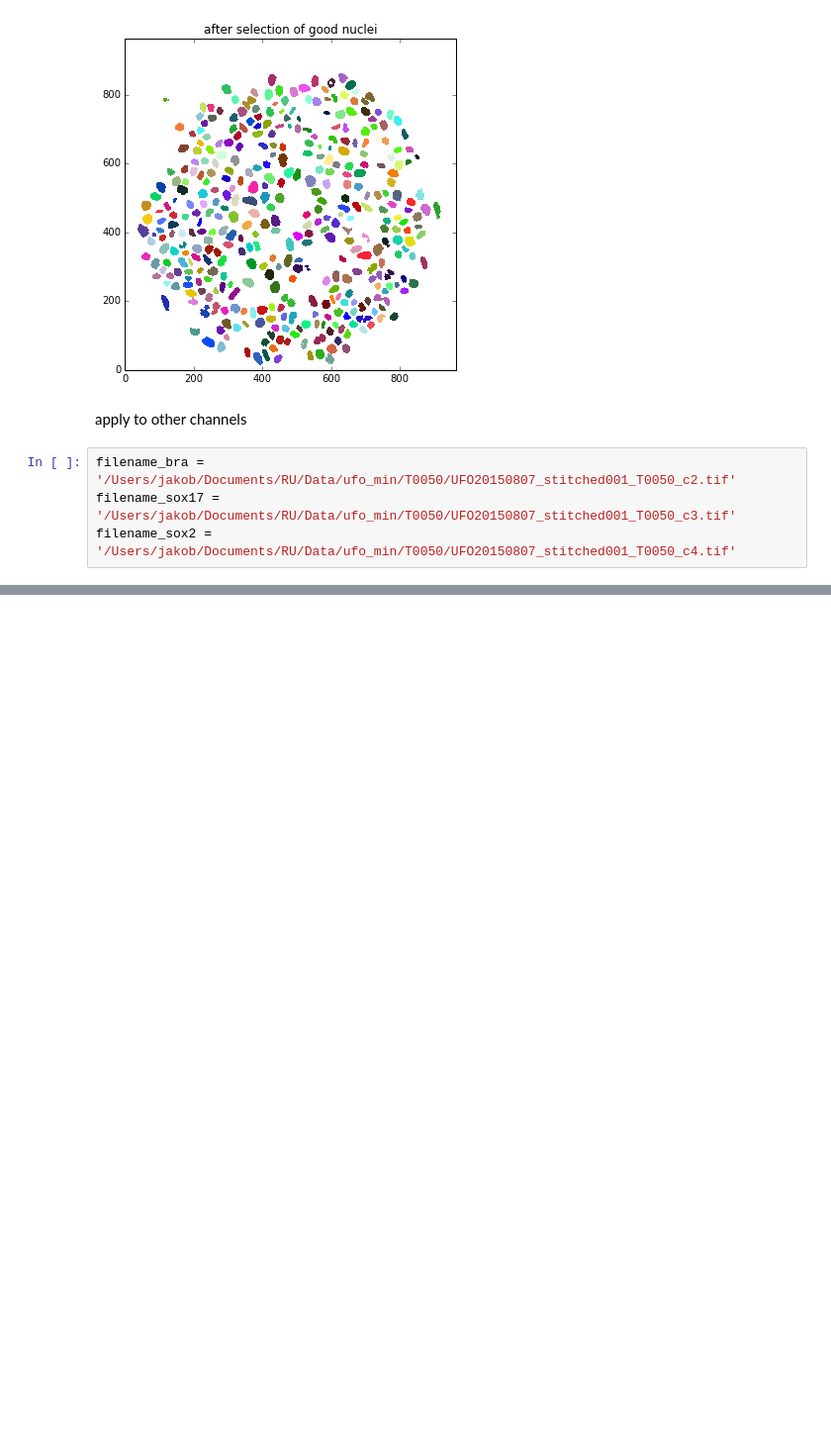
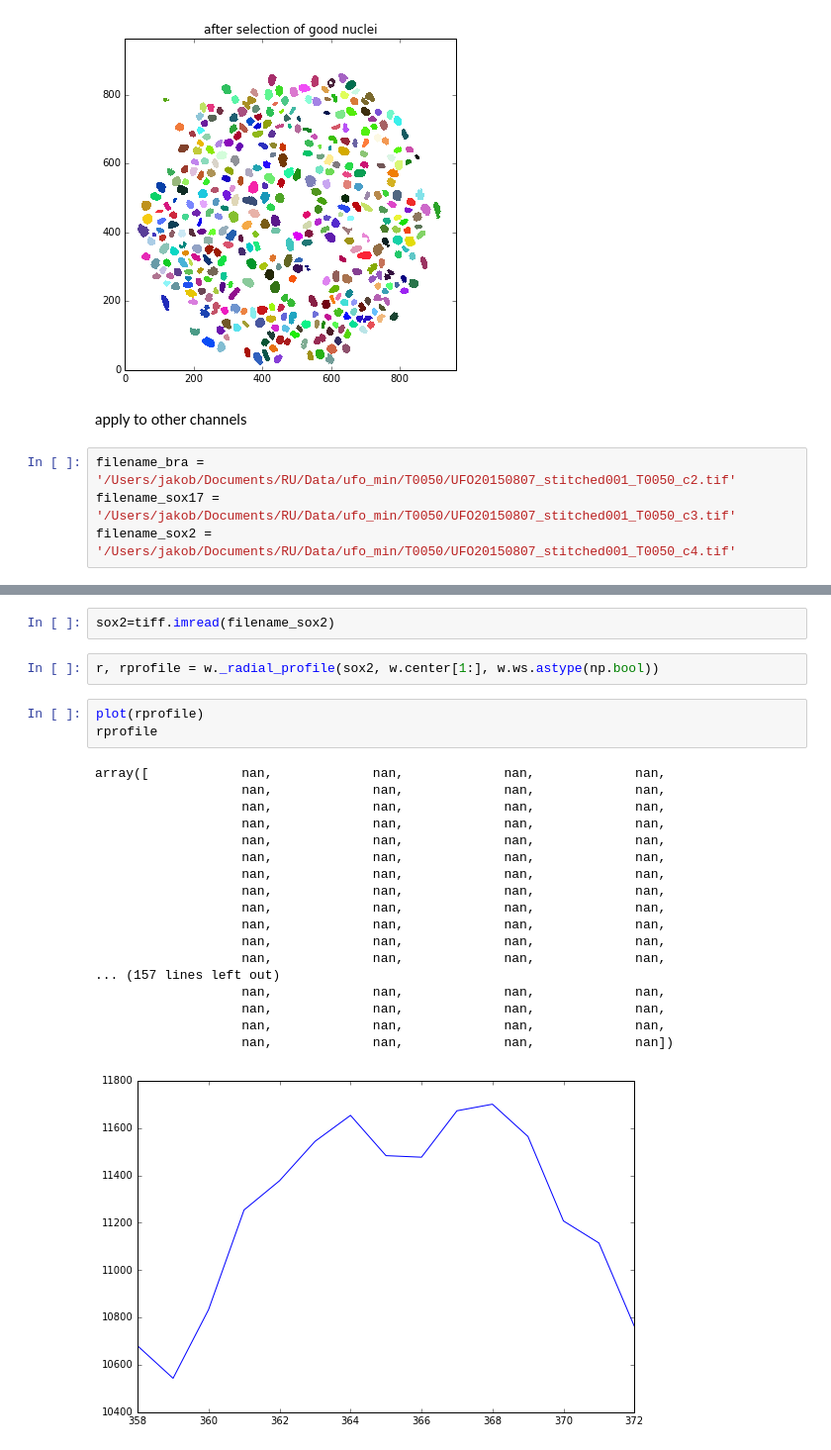
Before and after one commit to jjmetzger/stemcell_segmentation, a Jupyter notebook: watershed3d.ipynb, the cells around one changed output, grey strips where cells are left out. Shown at 99% size. Cells and saved outputs as stored; diff of their text form; blank space fills up the shorter version.

Commit message:
need to fix NaN bug in _radial_profile

```diff
--- a/watershed3d.ipynb
+++ b/watershed3d.ipynb
@@ -120,0 +144,26 @@ array([[<matplotlib.axes._subplots.AxesSubplot object at 0x...>,
+# %%
+sox2=tiff.imread(filename_sox2)
+# %%
+r, rprofile = w._radial_profile(sox2, w.center[1:], w.ws.astype(np.bool))
+# %%
+plot(rprofile)
+rprofile
+# %% [output]
+array([            nan,             nan,             nan,             nan,
+                   nan,             nan,             nan,             nan,
+                   nan,             nan,             nan,             nan,
+                   nan,             nan,             nan,             nan,
+                   nan,             nan,             nan,             nan,
+                   nan,             nan,             nan,             nan,
+                   nan,             nan,             nan,             nan,
+                   nan,             nan,             nan,             nan,
+                   nan,             nan,             nan,             nan,
+                   nan,             nan,             nan,             nan,
+                   nan,             nan,             nan,             nan,
+                   nan,             nan,             nan,             nan,
+... (157 lines left out)
+                   nan,             nan,             nan,             nan,
+                   nan,             nan,             nan,             nan,
+                   nan,             nan,             nan,             nan,
+                   nan,             nan,             nan,             nan])
+[figure, added]
```
Also changed, not shown: parts of 11 cells of this notebook, 1 other file.
